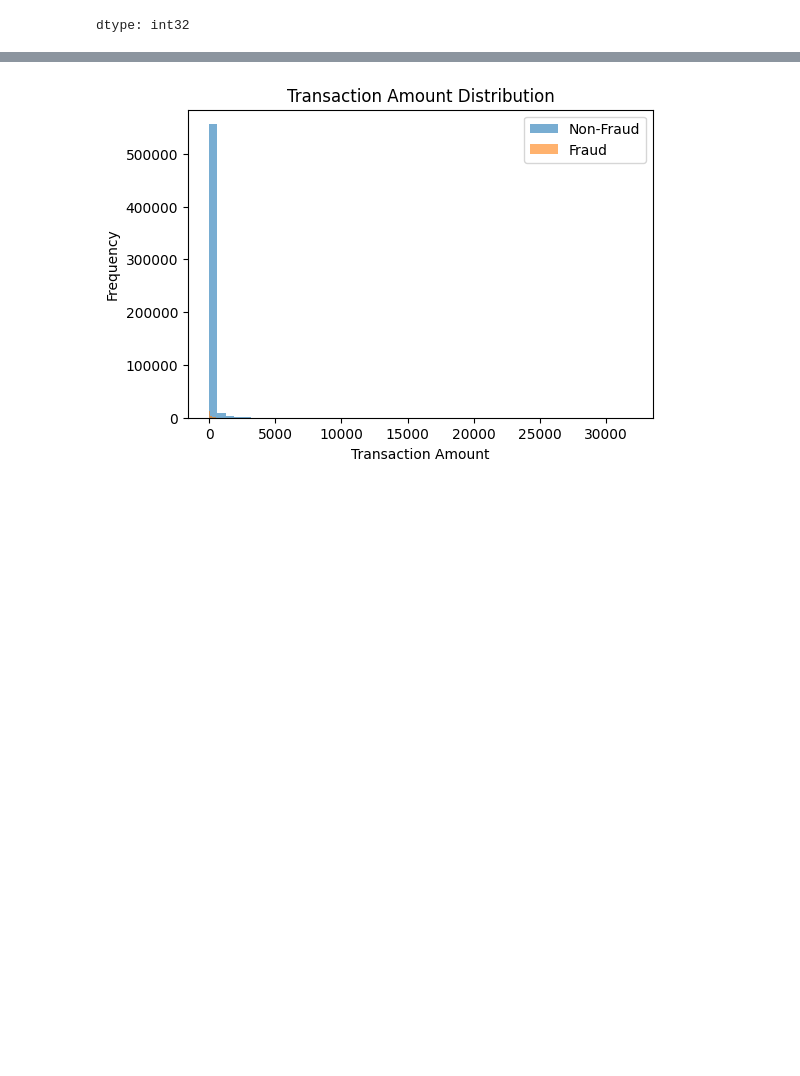
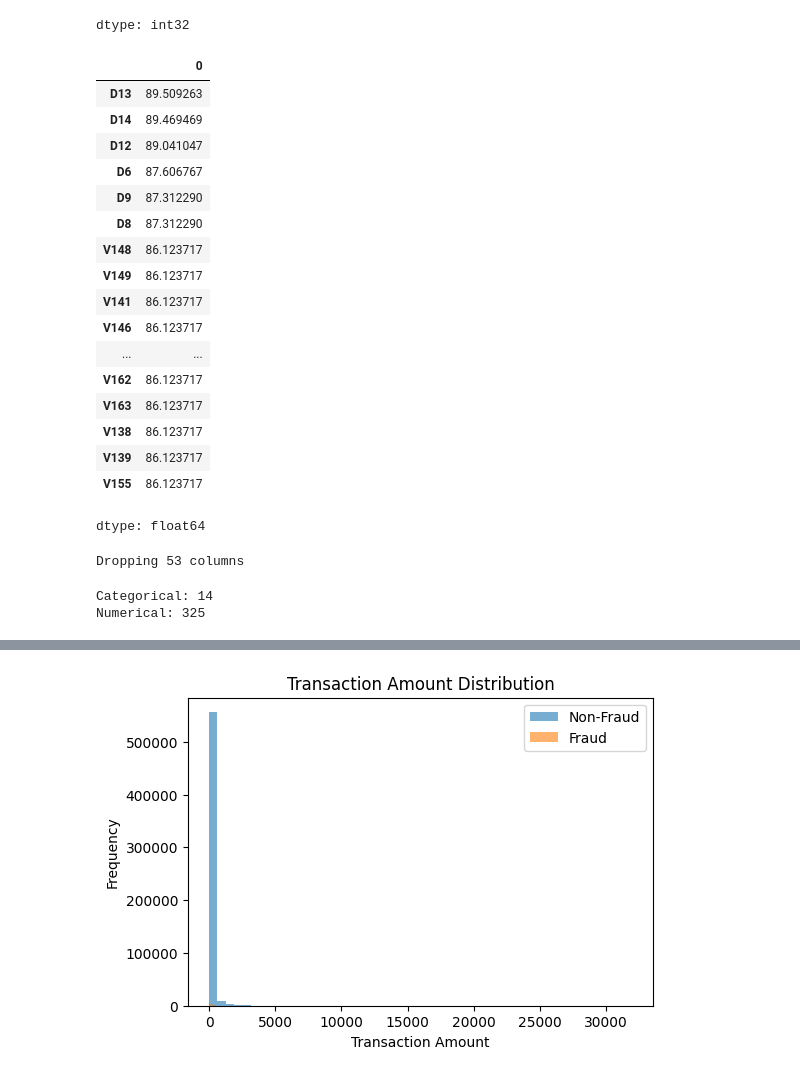
Before and after one commit to rahulkhawashi/Dog-breed-vision, a Jupyter notebook: ieee_cis_fraud_detection.ipynb, the cells around one changed output, grey strips where cells are left out. Drawn from its saved outputs; the diff is of its cells as text; code cells hidden in the pictures; blank space fills up the shorter version.

```diff
--- a/ieee_cis_fraud_detection.ipynb
+++ b/ieee_cis_fraud_detection.ipynb
@@ -105,3 +122,44 @@ train["TransactionDT"][:5]
 | 3 | 86499 |
 | 4 | 86506 |
 dtype: int32
+# %%
+missing_pct = train.isnull().mean() * 100
+missing_pct = missing_pct.sort_values(ascending=False)
+
+missing_pct.head(20)
+# %% [output]
+|  | 0 |
+| D13 | 89.509263 |
+| D14 | 89.469469 |
+| D12 | 89.041047 |
+| D6 | 87.606767 |
+| D9 | 87.312290 |
+| D8 | 87.312290 |
+| V148 | 86.123717 |
+| V149 | 86.123717 |
+| V141 | 86.123717 |
+| V146 | 86.123717 |
+| ... | ... |
+| V162 | 86.123717 |
+| V163 | 86.123717 |
+| V138 | 86.123717 |
+| V139 | 86.123717 |
+| V155 | 86.123717 |
+dtype: float64
+# %%
+high_missing_cols = missing_pct[missing_pct > 85].index
+print(f"Dropping {len(high_missing_cols)} columns")
+
+train = train.drop(columns=high_missing_cols)
+# %% [output]
+Dropping 53 columns
+# %%
+# Separate categorical & numerical features
+cat_cols = train.select_dtypes(include='object').columns
+num_cols = train.select_dtypes(exclude='object').columns
+
+print("Categorical:", len(cat_cols))
+print("Numerical:", len(num_cols))
+# %% [output]
+Categorical: 14
+Numerical: 325
```
Also changed, not shown: parts of 15 cells of this notebook.
